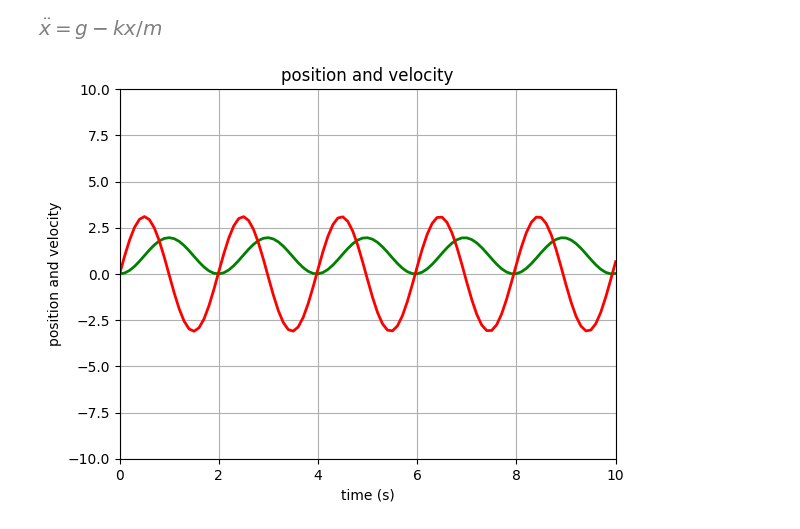
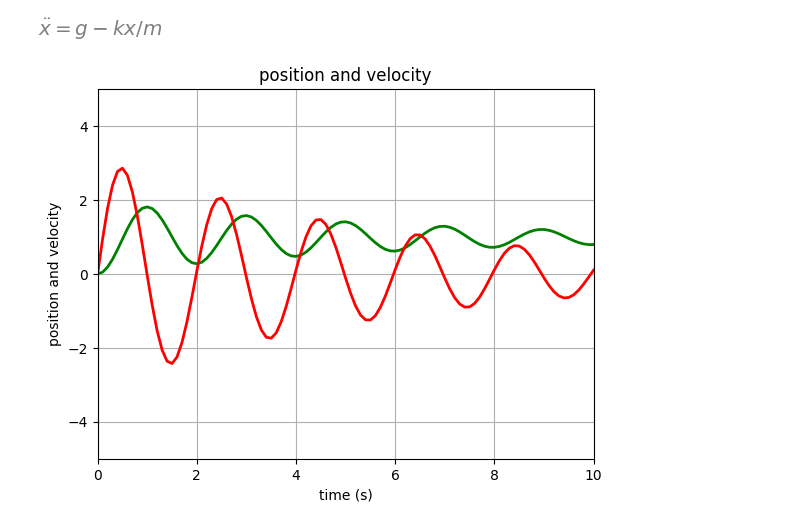
Before and after one commit to tharani2503/Mathematical-Modelling-of-Physical-Systems, a Jupyter notebook: Spring_Mass_System/Spring_Mass.ipynb, the cells around one changed output. Drawn from its saved outputs; the diff is of its cells as text; code cells hidden in the pictures.

Commit message:
changes_for curve animation

```diff
--- a/Spring_Mass_System/Spring_Mass.ipynb
+++ b/Spring_Mass_System/Spring_Mass.ipynb
@@ -31,11 +31,11 @@ from scipy.integrate import solve_ivp
 g=9.81
 m=1
 k=10
-
+c=0.33
 x0=0
 vel0=0
 
-def spring_mass_g(t,y):return (y[1],g - (y[0])*k/m)
+def spring_mass_g(t,y):return (y[1],g - (y[0])*k/m - c*y[1]/m)
 
 sol = solve_ivp(spring_mass_g,[0,10],[x0,vel0],t_eval=np.linspace(0,10,101))
 x,vel=sol.y
@@ -43,18 +43,18 @@ t=sol.t
 # %%
 ## import modules
 import matplotlib.pyplot as plt
-from matplotlib.animation import Animation
+import matplotlib.animation  as animation
 
 # plot spring mass system
 fig_curve,ax=plt.subplots()
 
 ax.set_title("position and velocity")
 ax.set_xlim(0,10)
-ax.set_ylim(-10,10)
+ax.set_ylim(-5,5)
 ax.set_xlabel("time (s)")
 ax.set_ylabel("position and velocity")
 ax.plot(t,x,"g",lw=2)
 ax.plot(t,vel,"r",lw=2)
 ax.grid()
 # %% [output]
-[figure, old version]
+[figure, new version]
```
Also changed, not shown: parts of 2 cells of this notebook, 2 other files.
